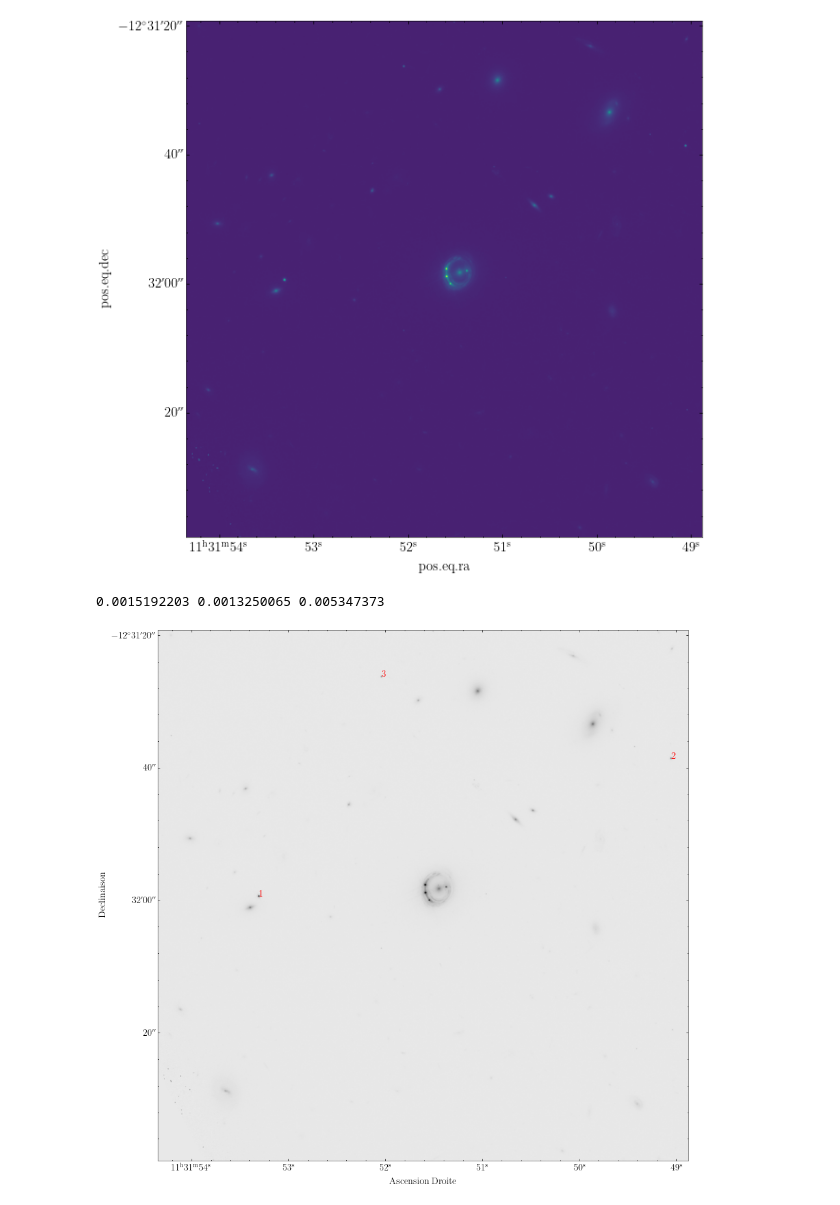
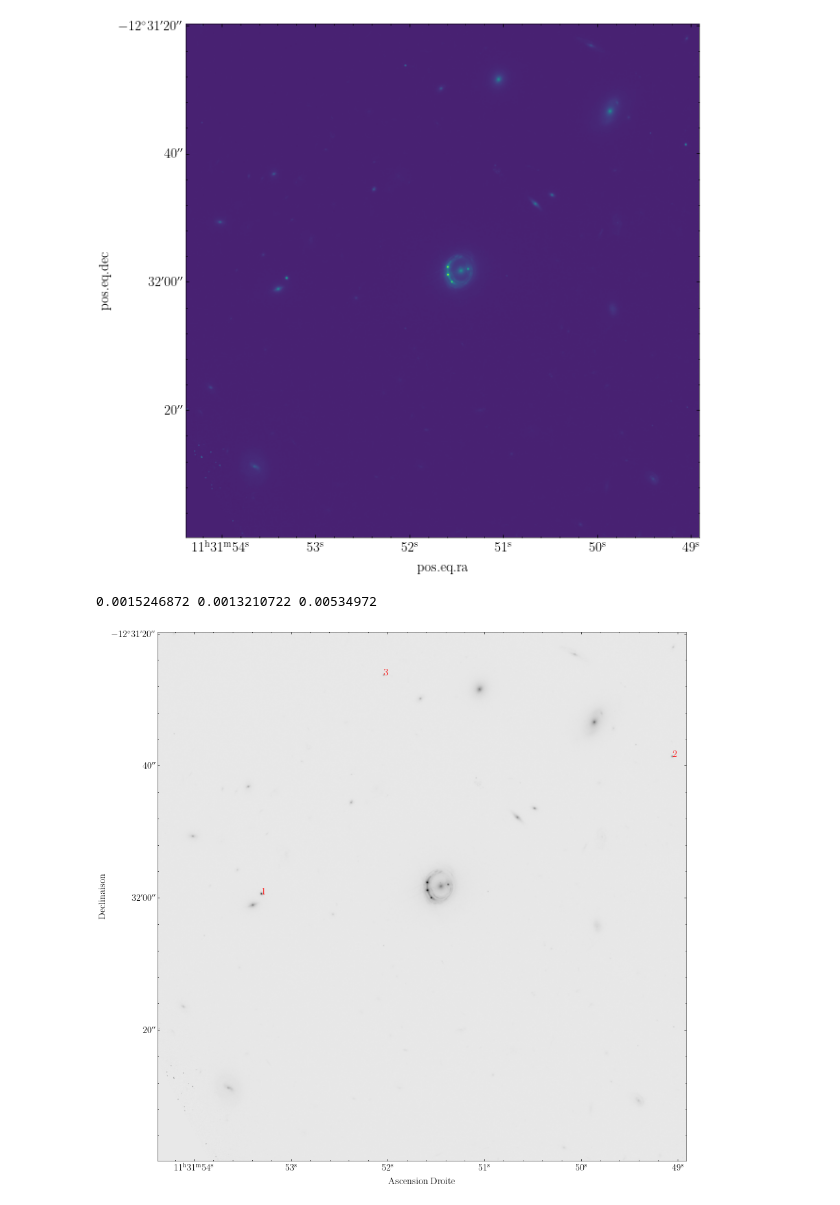
Before and after one commit to AlexandreAdam/rxj1131, a Jupyter notebook: notebooks/image_playground.ipynb, the cells around one changed output. Cells and saved outputs as stored; diff of their text form; code cells hidden in the pictures.

```diff
--- a/notebooks/image_playground.ipynb
+++ b/notebooks/image_playground.ipynb
@@ -255,6 +260,6 @@ apertures.plot(color='blue', lw=2, alpha=1)
 # %%
 # recenter image again
-size = (200, 200)
+size = 175 * u.pixel
 cutout3 = Cutout2D(cutout2.data, positions[center], size, wcs=cutout2.wcs)
 position_cutout3 = wcs2.world_to_pixel(cutout2.wcs.pixel_to_world(*list(positions[center])))
 x1 = position_cutout3[0] - 100
@@ -365,24 +383,24 @@ plt.imshow(psf_cutout.data, norm=ImageNormalize(stretch=LogStretch()))
 # %%
 mean, median, std = sigma_clipped_stats(psf_cutout.data,  sigma=3.0)
 print(mean, median, std)
 daofind = DAOStarFinder(fwhm=5.0, threshold=100.*std)
 sources = daofind(psf_cutout.data)
 positions = np.transpose((sources['xcentroid'], sources['ycentroid']))
-candidate1 = 8 # candidate for psf estimate
-candidate2 = 21
-candidate3 = 27
+candidate1 = 9 # candidate for psf estimate
+candidate2 = 22
+candidate3 = 28
 apertures = CircularAperture(positions[(candidate1, candidate2, candidate3), :], r=4.) # select the right source for center
 plt.figure(figsize=(15, 15))
 plt.subplot(projection=psf_cutout.wcs)
 plt.imshow(psf_cutout.data, norm=ImageNormalize(stretch=LogStretch()), cmap="gray_r")
 plt.annotate("  1", positions[candidate1], color="red", fontsize=15)
 plt.annotate("  2", positions[candidate2], color="red", fontsize=15)
 plt.annotate("  3", positions[candidate3], color="red", fontsize=15)
 ax = plt.gca()
 ax.set_xlabel('Ascension Droite')
 ax.set_ylabel('Declinaison')
 # apertures.plot(color='red', lw=1.5, alpha=1)
 # %% [output]
-0.0015192203 0.0013250065 0.005347373
+0.0015246872 0.0013210722 0.00534972
-[figure, old version]
+[figure, new version]
 # %%
```
Also changed, not shown: parts of 17 cells of this notebook, 7 other files.
